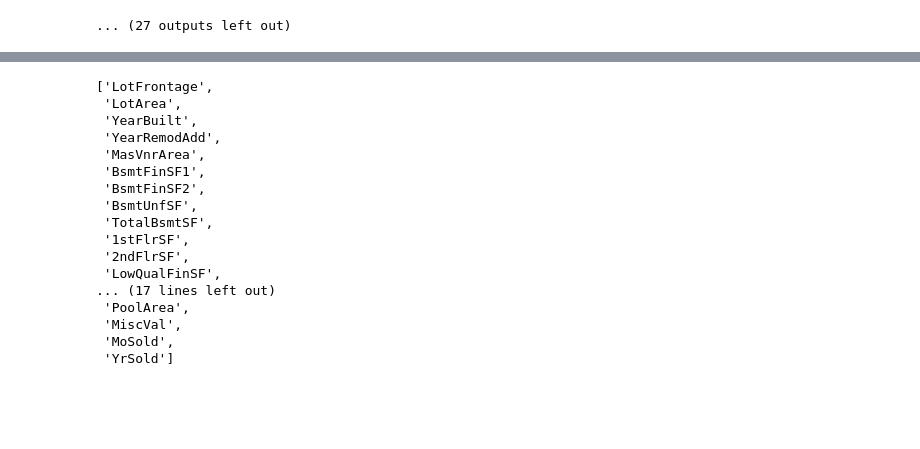
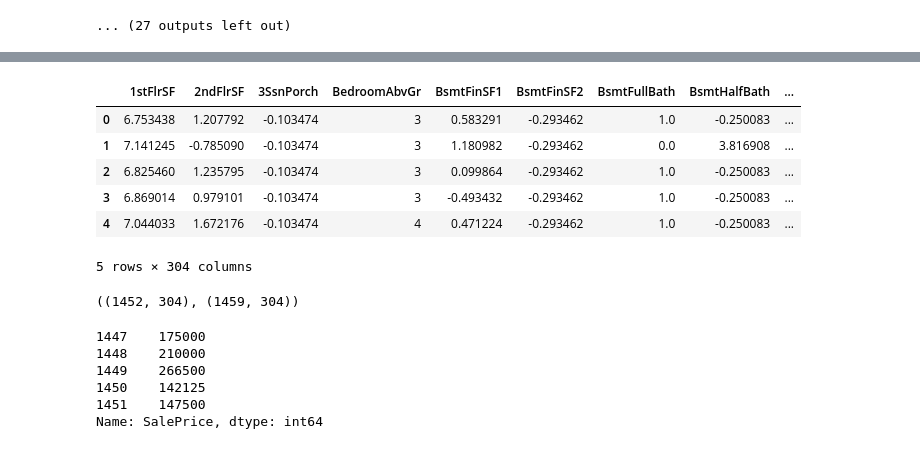
Before and after one commit to rodgomrod/House-Prices, a Jupyter notebook: processing_v2.ipynb, the cells around one changed output, grey strips where cells are left out. Drawn from its saved outputs; the diff is of its cells as text; code cells hidden in the pictures; blank space fills up the shorter version.

```diff
--- a/processing_v2.ipynb
+++ b/processing_v2.ipynb
@@ -239,20 +192,0 @@ for col in train.columns:
-# %%
-num_col
-# %% [output]
-['LotFrontage',
- 'LotArea',
- 'YearBuilt',
- 'YearRemodAdd',
- 'MasVnrArea',
- 'BsmtFinSF1',
- 'BsmtFinSF2',
- 'BsmtUnfSF',
- 'TotalBsmtSF',
- '1stFlrSF',
- '2ndFlrSF',
- 'LowQualFinSF',
-... (17 lines left out)
- 'PoolArea',
- 'MiscVal',
- 'MoSold',
- 'YrSold']
@@ -264,0 +193,10 @@ for col in num_col:
+# %%
+all_df.head()
+# %% [output]
+|  | 1stFlrSF | 2ndFlrSF | 3SsnPorch | BedroomAbvGr | BsmtFinSF1 | BsmtFinSF2 | BsmtFullBath | BsmtHalfBath | ... |
+| 0 | 6.753438 | 1.207792 | -0.103474 | 3 | 0.583291 | -0.293462 | 1.0 | -0.250083 | ... |
+| 1 | 7.141245 | -0.785090 | -0.103474 | 3 | 1.180982 | -0.293462 | 0.0 | 3.816908 | ... |
+| 2 | 6.825460 | 1.235795 | -0.103474 | 3 | 0.099864 | -0.293462 | 1.0 | -0.250083 | ... |
+| 3 | 6.869014 | 0.979101 | -0.103474 | 3 | -0.493432 | -0.293462 | 1.0 | -0.250083 | ... |
+| 4 | 7.044033 | 1.672176 | -0.103474 | 4 | 0.471224 | -0.293462 | 1.0 | -0.250083 | ... |
+5 rows × 304 columns
@@ -264,0 +206,13 @@ for col in num_col:
+# %%
+dummy_train_df.shape, dummy_test_df.shape
+# %% [output]
+((1452, 304), (1459, 304))
+# %%
+train['SalePrice'].tail()
+# %% [output]
+1447    175000
+1448    210000
+1449    266500
+1450    142125
+1451    147500
+Name: SalePrice, dtype: int64
```
Also changed, not shown: parts of 28 cells of this notebook.
